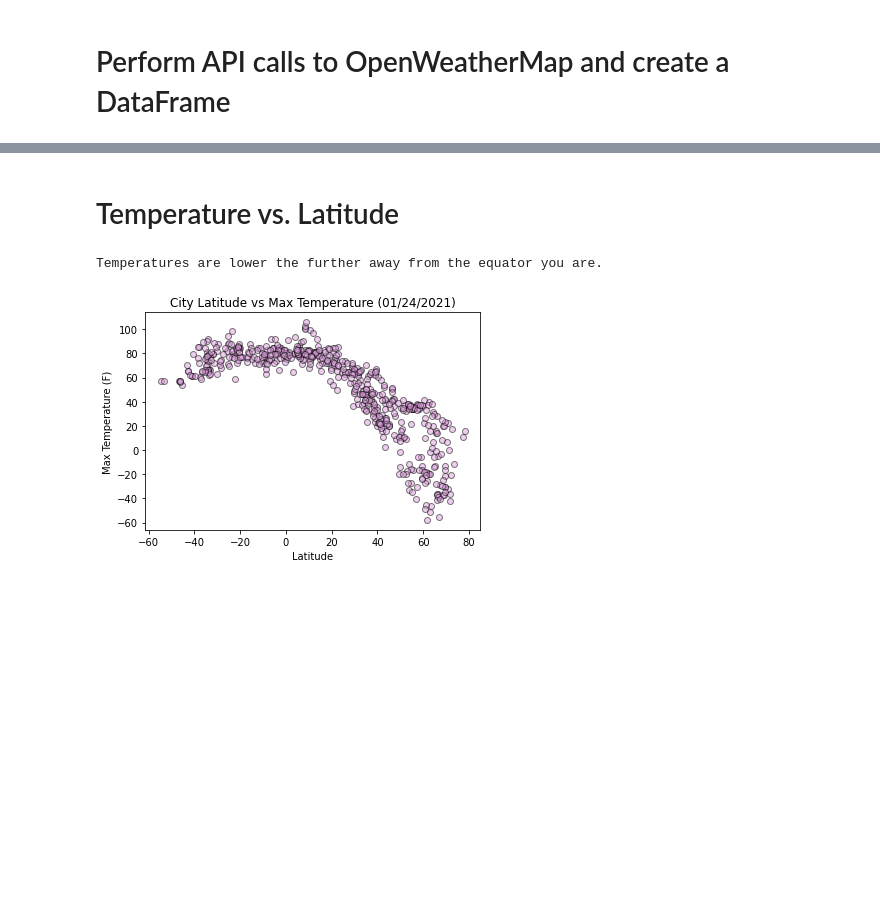
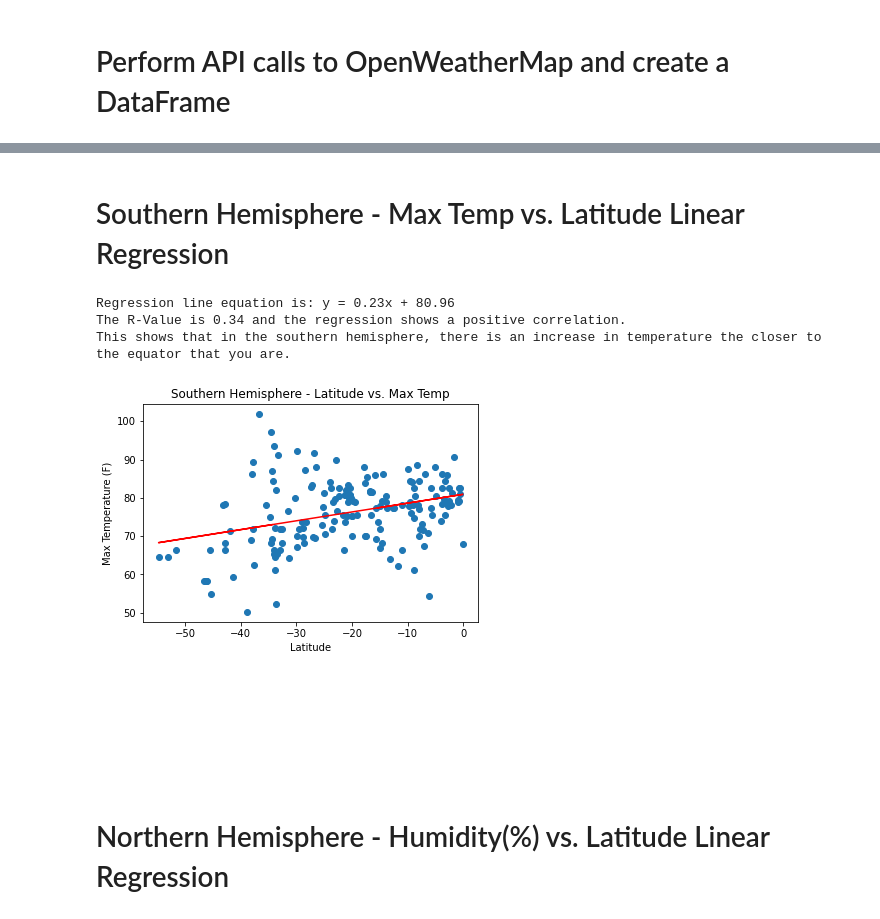
Before and after one commit to mpeteet/python-api-challenge, a Jupyter notebook: WeatherPy/WeatherPy.ipynb, the cells around one changed output, grey strips where cells are left out. Cells and saved outputs as stored; diff of their text form; code cells hidden in the pictures; blank space fills up the shorter version.

```diff
--- a/WeatherPy/WeatherPy.ipynb
+++ b/WeatherPy/WeatherPy.ipynb
@@ -159,13 +246,30 @@ weather_df.to_csv("output/weather_df.csv")
+# %% [markdown]
+# Southern Hemisphere - Max Temp vs. Latitude Linear Regression
+# %%
+# Setting up the linear regression equation and line to add to the plot
+x_values = pd.to_numeric(southern_hemis['Latitude']).astype(float)
+y_values = pd.to_numeric(southern_hemis['Max Temp (F)']).astype(float)
+(slope, intercept, rvalue, pvalue, stderr) = linregress(x_values, y_values)
+regress_values = x_values * slope + intercept
+
+line_eq = "y = " + str(round(slope,2)) + "x + " + str(round(intercept,2))
+
+print(f"Regression line equation is: {line_eq}")
+
+plt.scatter(x_values,y_values)
+plt.plot(x_values,regress_values,"r-")
+plt.annotate(line_eq,(10,10),fontsize=15,color="red")
+plt.xlabel('Latitude')
+plt.ylabel('Max Temperature (F)')
+plt.title('Southern Hemisphere - Latitude vs. Max Temp')
+print(f"The R-Value is {round(rvalue,2)} and the regression shows a positive correlation.")
+print("This shows that in the southern hemisphere, there is an increase in temperature the closer to the equator that you are.")
+plt.savefig("output/SouthLatTemp.png")
+plt.show()
+# %% [output]
+Regression line equation is: y = 0.23x + 80.96
+The R-Value is 0.34 and the regression shows a positive correlation.
+This shows that in the southern hemisphere, there is an increase in temperature the closer to the equator that you are.
+[figure, added]
 # %% [markdown]
-# Temperature vs. Latitude
+# Northern Hemisphere - Humidity(%) vs. Latitude Linear Regression
-# %%
-today = time.strftime("%m/%d/%Y")
-plt.scatter(pd.to_numeric(weather_df["Latitude"]).astype(float), pd.to_numeric(weather_df["Max Temp (F)"]).astype(float), facecolors="plum", edgecolors="black", alpha = 0.5)
-plt.xlabel("Latitude")
-plt.ylabel("Max Temperature (F)")
-plt.title(f"City Latitude vs Max Temperature ({today})")
-plt.savefig("output/LatTmp.png")
-print("Temperatures are lower the further away from the equator you are.")
-# %% [output]
-Temperatures are lower the further away from the equator you are.
-[figure, removed]
```
Also changed, not shown: parts of 34 cells of this notebook, 14 other files.
